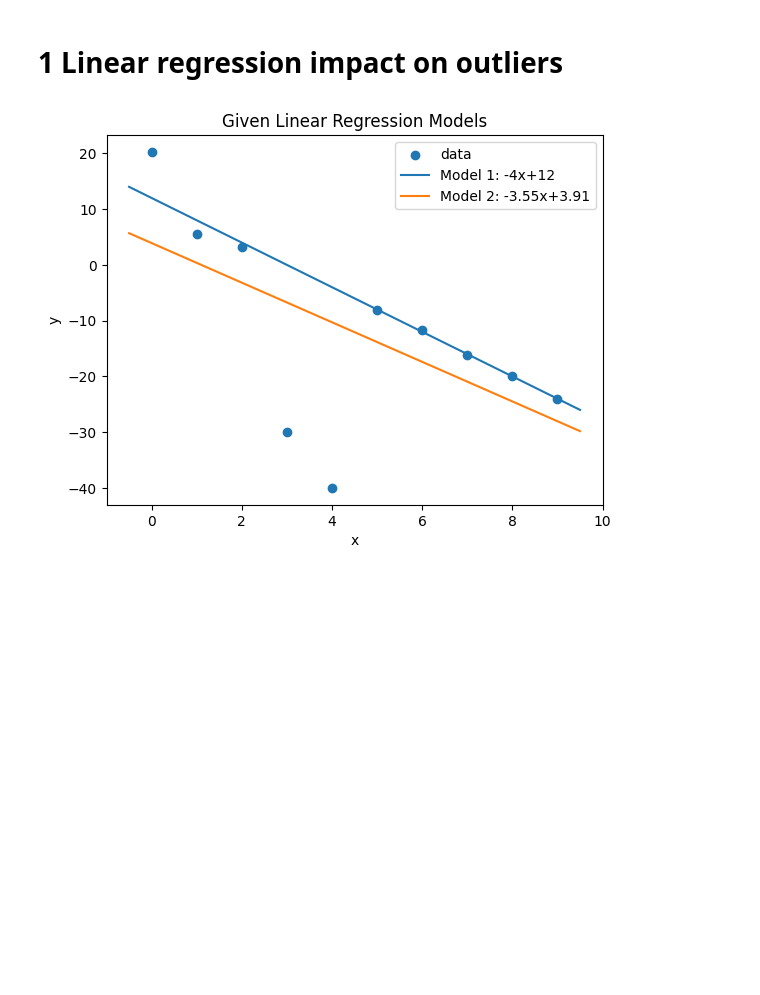
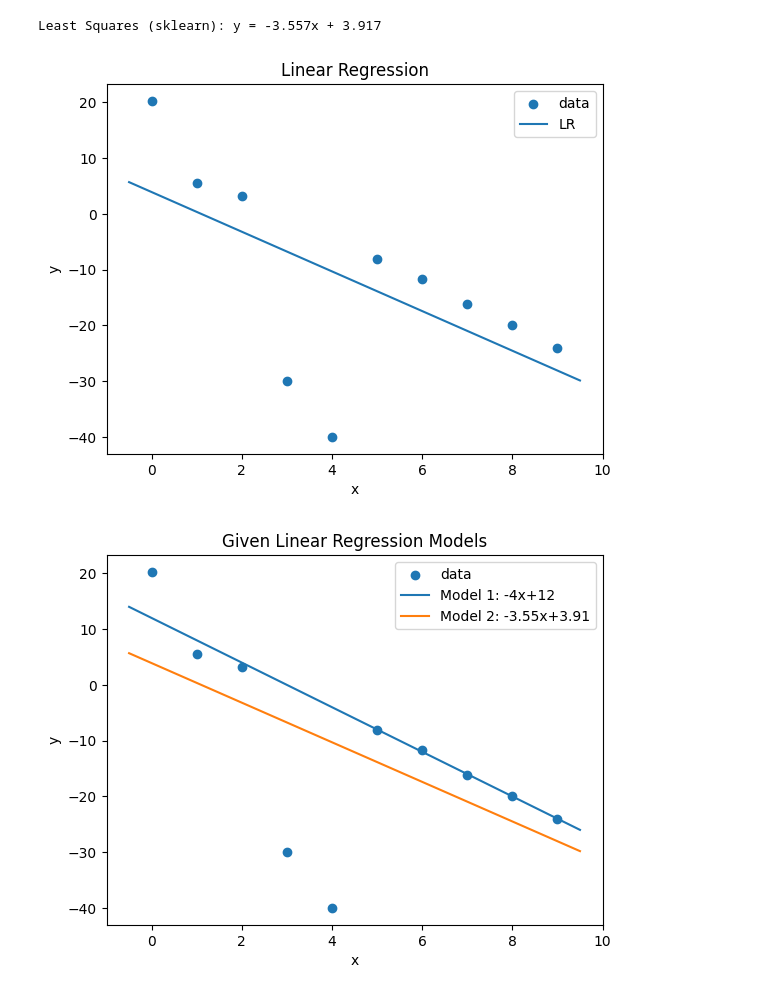
Before and after one commit to msboralugoda/Pattern-Recognition, a Jupyter notebook: EN3150_Assignment1.ipynb, the cells around one changed output. Drawn from its saved outputs; the diff is of its cells as text; code cells hidden in the pictures; blank space fills up the shorter version.

```diff
--- a/EN3150_Assignment1.ipynb
+++ b/EN3150_Assignment1.ipynb
@@ -1,7 +1,5 @@
 # %% [markdown]
 <a href="https://colab.research.google.com/github/msboralugoda/Pattern-Recognition/blob/main/EN3150_Assignment1.ipynb" target="_parent"><img src="https://colab.research.google.com/assets/colab-badge.svg" alt="Open In Colab"/></a>
-# %% [markdown]
-# 1 Linear regression impact on outliers
 # %%
 import numpy as np
 import matplotlib.pyplot as plt
@@ -10,6 +8,23 @@ from sklearn.linear_model import LinearRegression
 # Given Data
 x = np.array([0,1,2,3,4,5,6,7,8,9], dtype=float)
 y = np.array([20.26, 5.61, 3.14, -30.00, -40.00, -8.13, -11.73, -16.08, -19.95, -24.03], dtype=float)
+# %%
+# Fit LS model
+lr = LinearRegression().fit(x.reshape(-1,1), y)
+a_ls = lr.coef_[0]
+b_ls = lr.intercept_
+print(f"Least Squares (sklearn): y = {a_ls:.3f}x + {b_ls:.3f}")
+
+# Plot
+xs = np.linspace(x.min()-0.5, x.max()+0.5, 300)
+plt.scatter(x, y, label="data")
+plt.plot(xs, a_ls*xs + b_ls, label="LR")
+
+plt.xlabel("x"); plt.ylabel("y"); plt.legend(); plt.title("Linear Regression")
+plt.show()
+# %% [output]
+Least Squares (sklearn): y = -3.557x + 3.917
+[figure, added]
 # %%
 plt.scatter(x, y, label="data")
 
```
